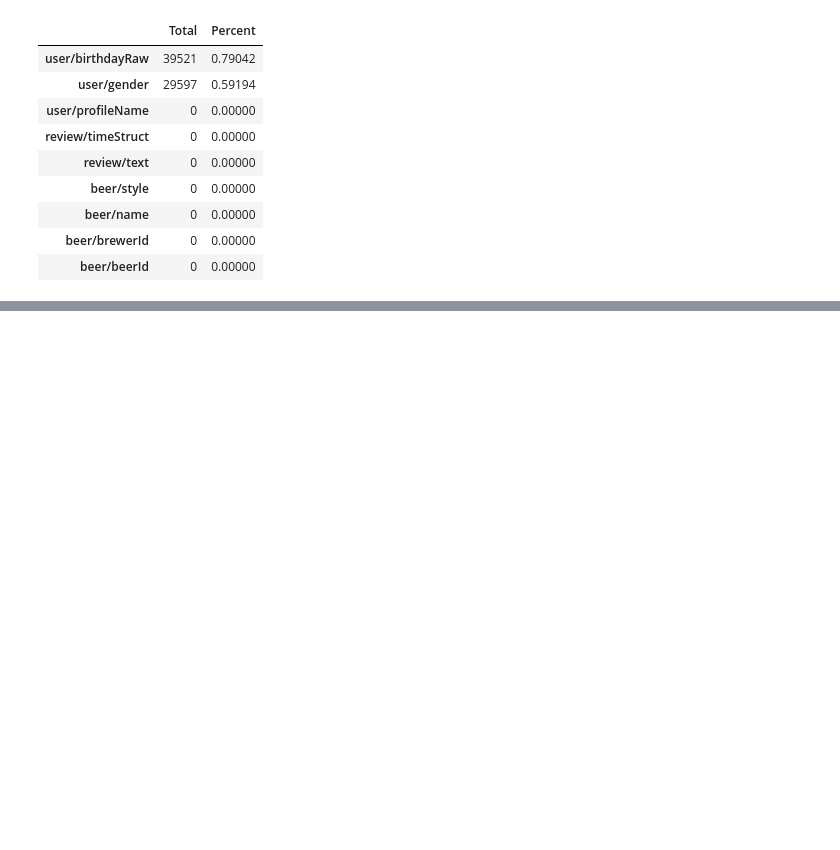
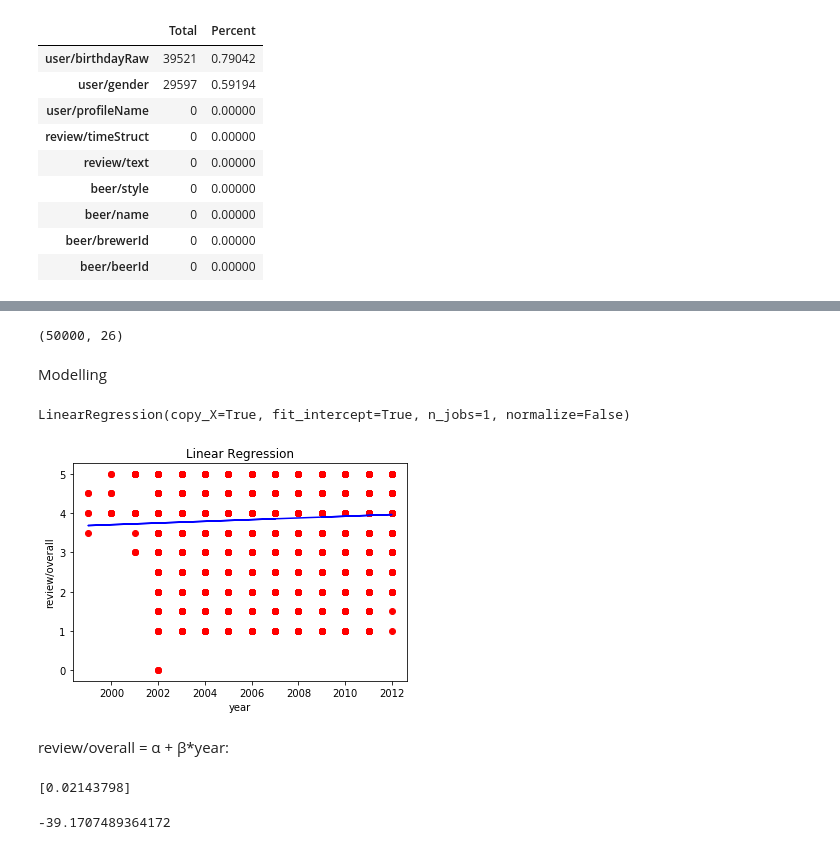
Before and after one commit to ishanktyagi/CSE_258, a Jupyter notebook: HW#1.ipynb, the cells around one changed output, grey strips where cells are left out. Drawn from its saved outputs; the diff is of its cells as text; code cells hidden in the pictures; blank space fills up the shorter version.

```diff
--- a/HW#1.ipynb
+++ b/HW#1.ipynb
@@ -193,0 +206,3 @@ pandas.core.series.Series
+# %%
+df1 = df["review/timeStruct"].apply(pd.Series)
+df.drop(["review/timeStruct"], axis=1, inplace=True)
@@ -193,0 +222,37 @@ pandas.core.series.Series
+# %%
+df = pd.concat([df, df1], axis=1)
+# %%
+df.shape
+# %% [output]
+(50000, 26)
+# %% [markdown]
+ Modelling
+# %%
+from sklearn.linear_model import LinearRegression
+regressor = LinearRegression()
+regressor.fit(df['year'].reshape(-1, 1), df['review/overall'])
+# %% [output]
+LinearRegression(copy_X=True, fit_intercept=True, n_jobs=1, normalize=False)
+# %%
+# Visualising the Linear Regression results
+plt.scatter(df['year'].reshape(-1, 1), df['review/overall'], color = 'red')
+plt.plot(df['year'].reshape(-1, 1), regressor.predict(df['year'].reshape(-1, 1)), color = 'blue')
+plt.title('Linear Regression')
+plt.xlabel('year')
+plt.ylabel('review/overall')
+plt.show()
+# %% [output]
+[figure, added]
+# %% [markdown]
+review/overall =  α + β*year:
+# %%
+β = regressor.coef_
+print(β)
+# %% [output]
+[0.02143798]
+# %%
+#intercept of regression line
+α = regressor.intercept_
+print(α)
+# %% [output]
+-39.1707489364172
```
Also changed, not shown: parts of 13 cells of this notebook.
